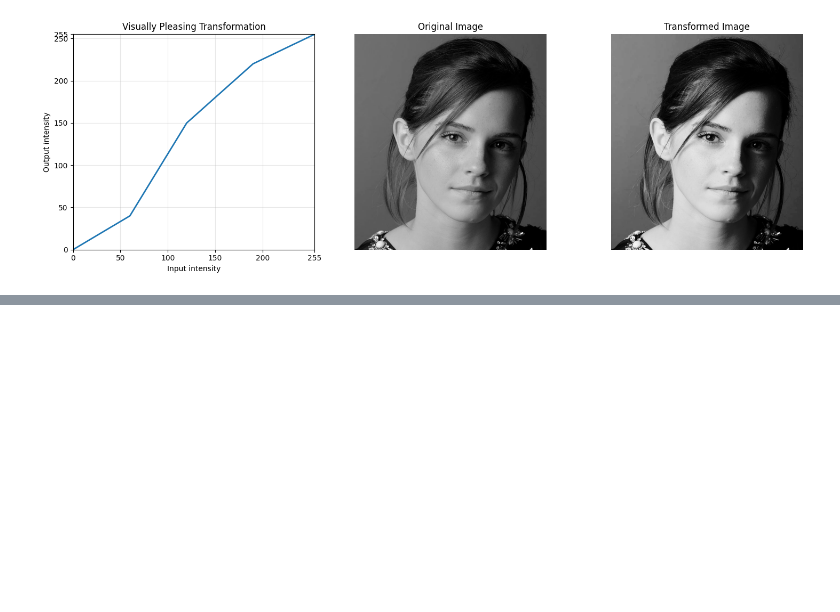
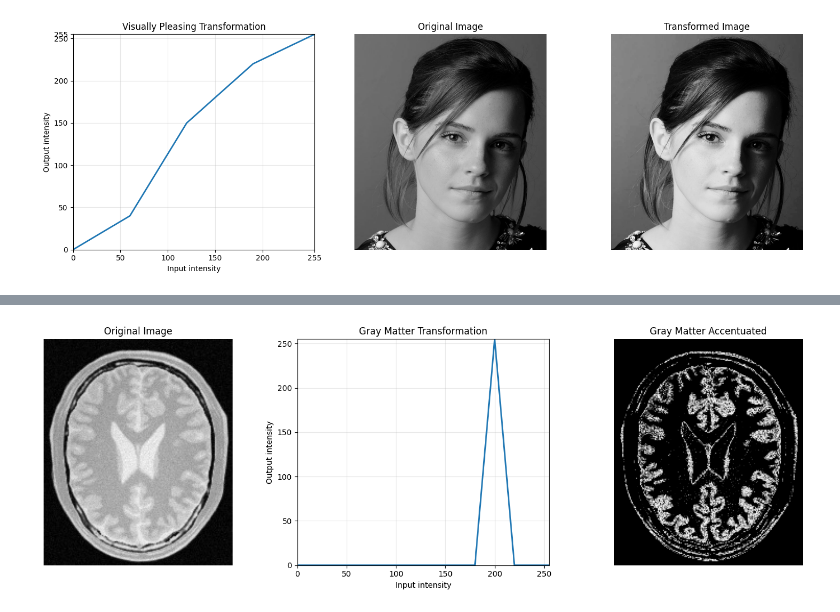
Before and after one commit to NethsanduKumarasinghe/EN3160_Assignment_01, a Jupyter notebook: EN3160_Assignment_01.ipynb, the cells around one changed output, grey strips where cells are left out. Saved outputs shown, nothing was run; the diff lists cells and outputs as text; code cells hidden in the pictures; blank space fills up the shorter version.

```diff
--- a/EN3160_Assignment_01.ipynb
+++ b/EN3160_Assignment_01.ipynb
@@ -132,0 +183,36 @@ plt.show()
+# %%
+gray_breakpoints = np.array([
+    [0, 0],
+    [180, 0],
+    [200, 255],
+    [220, 0],
+    [255, 0]
+])
+
+gray_matter = intensity_transform(im, gray_breakpoints)
+
+plt.figure(figsize=(15, 5))
+
+plt.subplot(1, 3, 1)
+plt.imshow(im, cmap="gray", vmin=0, vmax=255)
+plt.title("Original Image")
+plt.axis("off")
+
+plt.subplot(1, 3, 2)
+plt.plot(gray_breakpoints[:, 0], gray_breakpoints[:, 1], linewidth=2)
+plt.xlim(0, 255)
+plt.ylim(0, 255)
+plt.xlabel("Input intensity")
+plt.ylabel("Output intensity")
+plt.title("Gray Matter Transformation")
+plt.grid(alpha=0.3)
+
+plt.subplot(1, 3, 3)
+plt.imshow(gray_matter, cmap="gray", vmin=0, vmax=255)
+plt.title("Gray Matter Accentuated")
+plt.axis("off")
+
+plt.tight_layout()
+plt.show()
+# %% [output]
+[figure, added]
```
Also changed, not shown: parts of 4 cells of this notebook.
